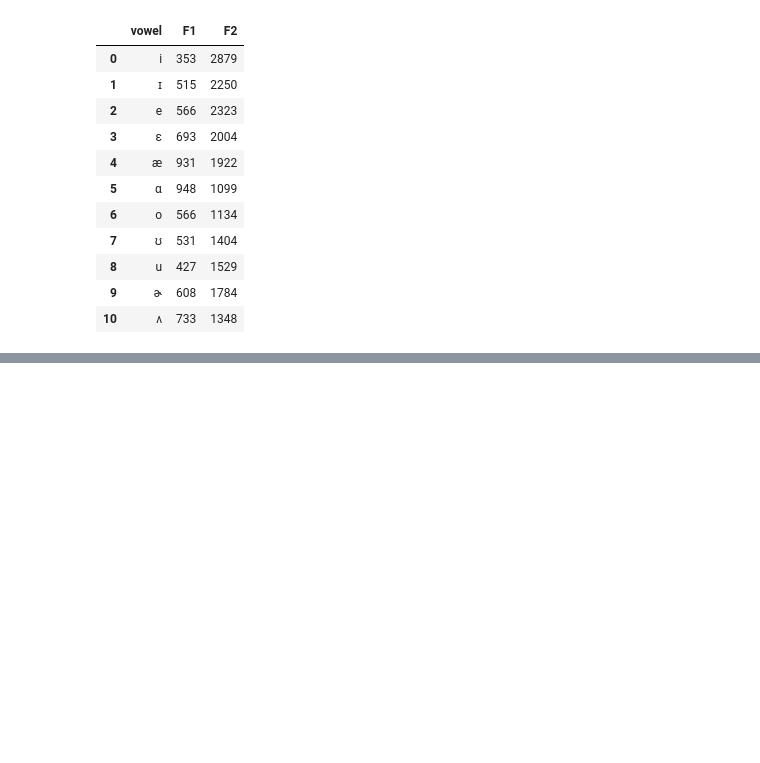
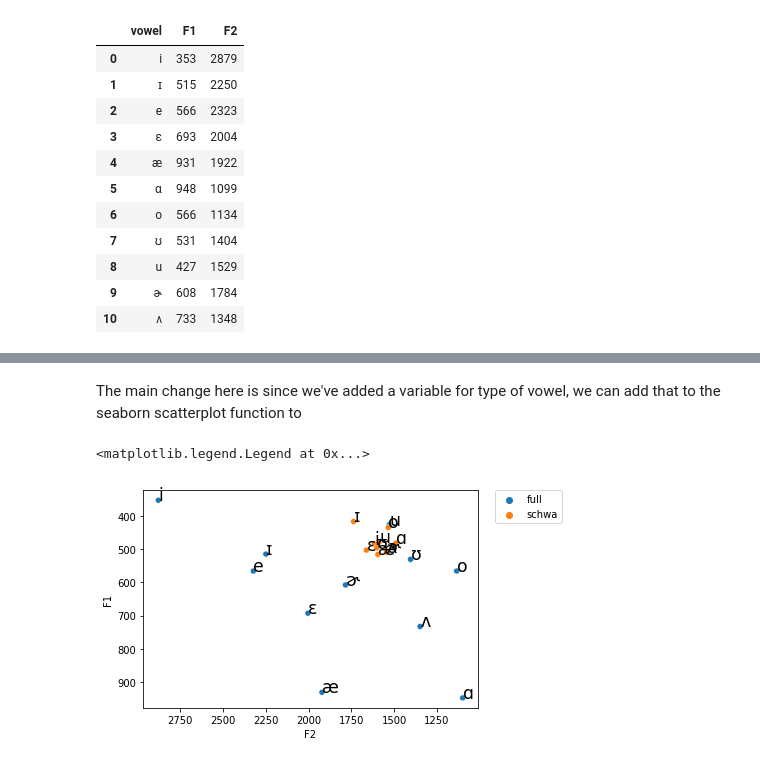
Before and after one commit to susanlinucb/210_21F, a Jupyter notebook: Lab1_vowelplot.ipynb, the cells around one changed output, grey strips where cells are left out. Cells and saved outputs as stored; diff of their text form; code cells hidden in the pictures; blank space fills up the shorter version.

```diff
--- a/Lab1_vowelplot.ipynb
+++ b/Lab1_vowelplot.ipynb
@@ -31,0 +81,3 @@ p.invert_yaxis()
+# %%
+df2 = pd.read_csv('./Lab1_data2_SL.csv')
+df2
@@ -31,0 +102,13 @@ p.invert_yaxis()
+# %% [markdown]
+The main change here is since we've added a variable for type of vowel, we can add that to the seaborn scatterplot function to
+# %%
+p = sns.scatterplot(x='F2',y='F1',data=df2, hue='type')
+df2.apply(lambda x: p.text(x.F2, x.F1, x.vowel, size='xx-large'), axis=1)
+# p.set(xscale="log") ## You can uncomment these two lines to set both the x- and y-axes to a logarithmic scale
+# p.set(yscale="log")
+p.invert_xaxis()
+p.invert_yaxis()
+p.legend(bbox_to_anchor=(1.05, 1), loc=2, borderaxespad=0.)
+# %% [output]
+<matplotlib.legend.Legend at 0x...>
+[figure, added]
```
Also changed, not shown: parts of 10 cells of this notebook, 1 other file.
